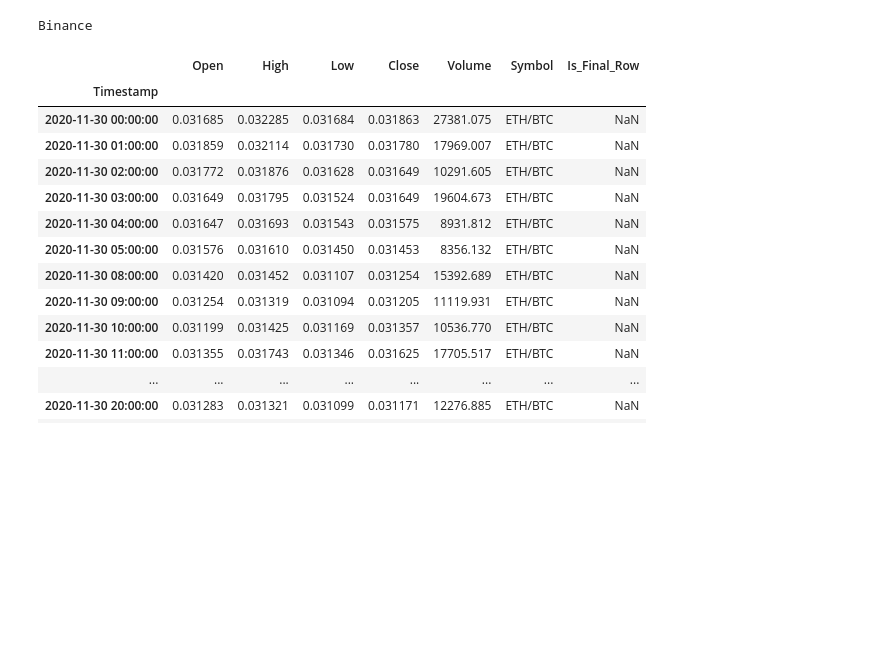
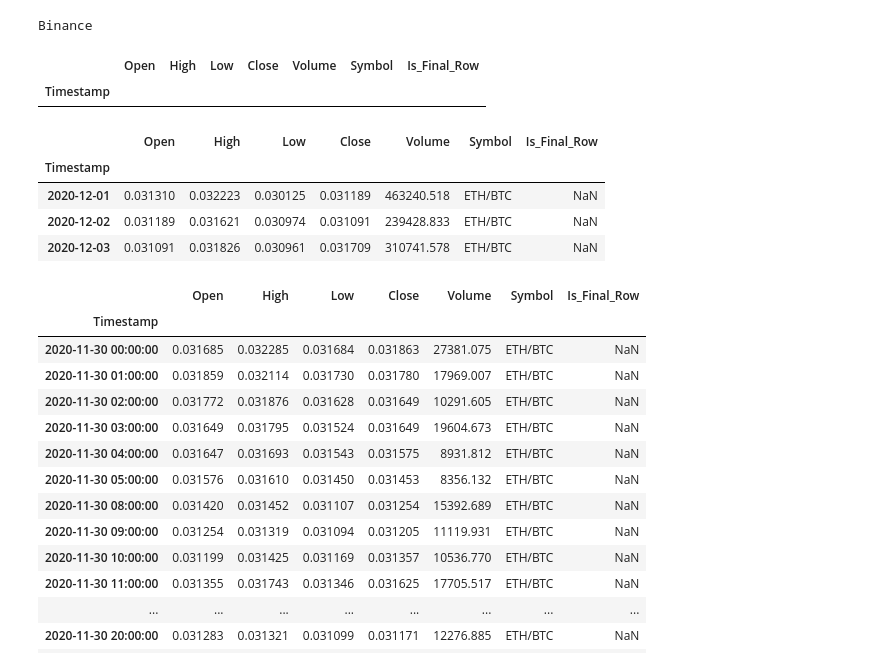
Before and after one commit to avepus/crypto-model, a Jupyter notebook: notebooks/building data retrieval.ipynb, the cells around one changed output. Cells and saved outputs as stored; diff of their text form; code cells hidden in the pictures; blank space fills up the shorter version.

Commit message:
Finished setup for multiply timeframes but intended setup does not work. Need a new approach. Commiting for historical purposes

```diff
--- a/notebooks/building data retrieval.ipynb
+++ b/notebooks/building data retrieval.ipynb
@@ -20 +22,17 @@ Binance
+# %%
+connection = database.create_connection()
+df = gcd.get_saved_data(['ETH/BTC'], connection, '12/1/20', '12/3/20', timeframe='4h')
+connection.close()
+df
+# %% [output]
+|  | Open | High | Low | Close | Volume | Symbol | Is_Final_Row |
+| Timestamp |  |  |  |  |  |  |  |
+# %%
+gcd.get_DataFrame(['ETH/BTC'], exchange, '12/1/20', '12/3/20')
+# %% [output]
+|  | Open | High | Low | Close | Volume | Symbol | Is_Final_Row |
+| Timestamp |  |  |  |  |  |  |  |
+| 2020-12-01 | 0.031310 | 0.032223 | 0.030125 | 0.031189 | 463240.518 | ETH/BTC | NaN |
+| 2020-12-02 | 0.031189 | 0.031621 | 0.030974 | 0.031091 | 239428.833 | ETH/BTC | NaN |
+| 2020-12-03 | 0.031091 | 0.031826 | 0.030961 | 0.031709 | 310741.578 | ETH/BTC | NaN |
 # %%
```
Also changed, not shown: parts of 2 cells of this notebook, 2 other files.
